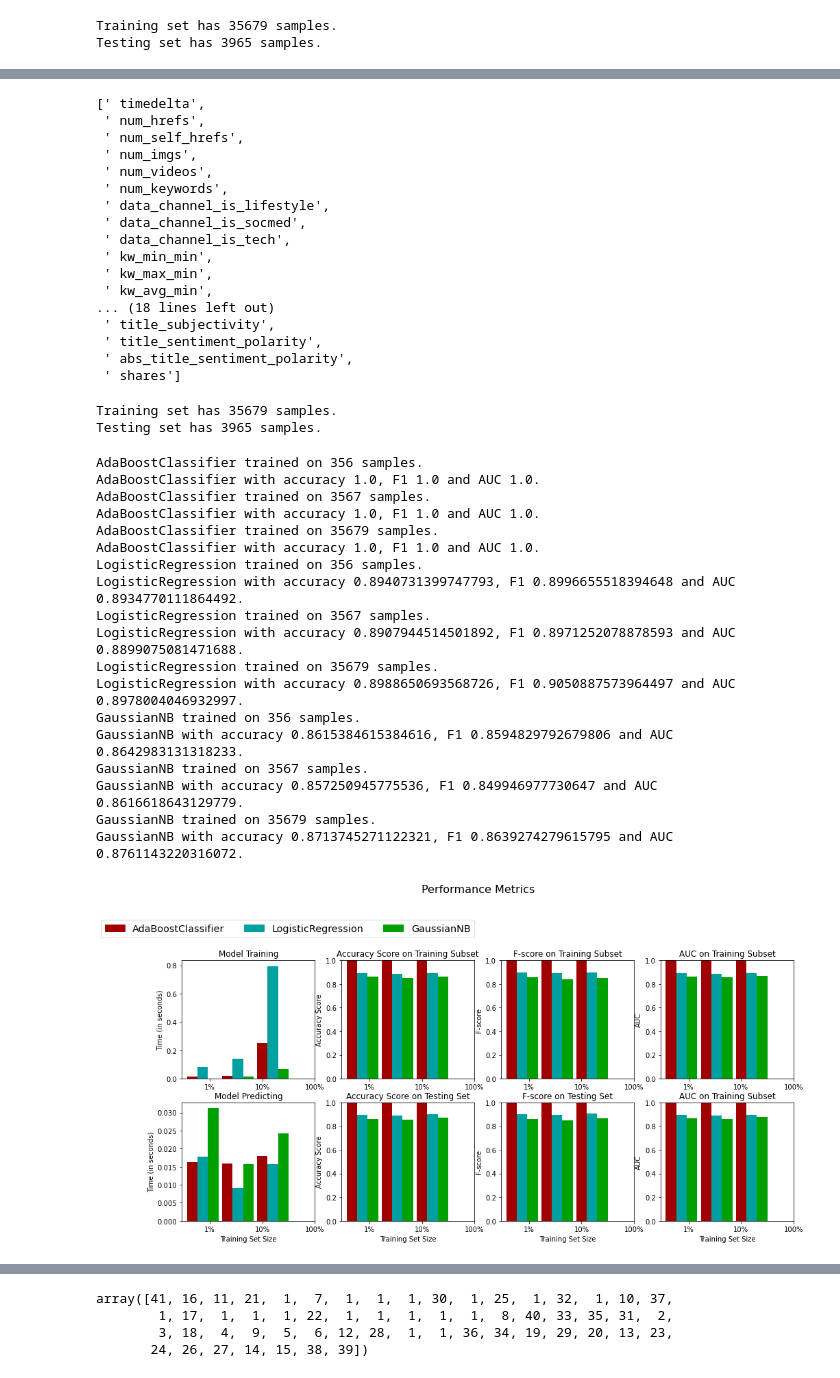
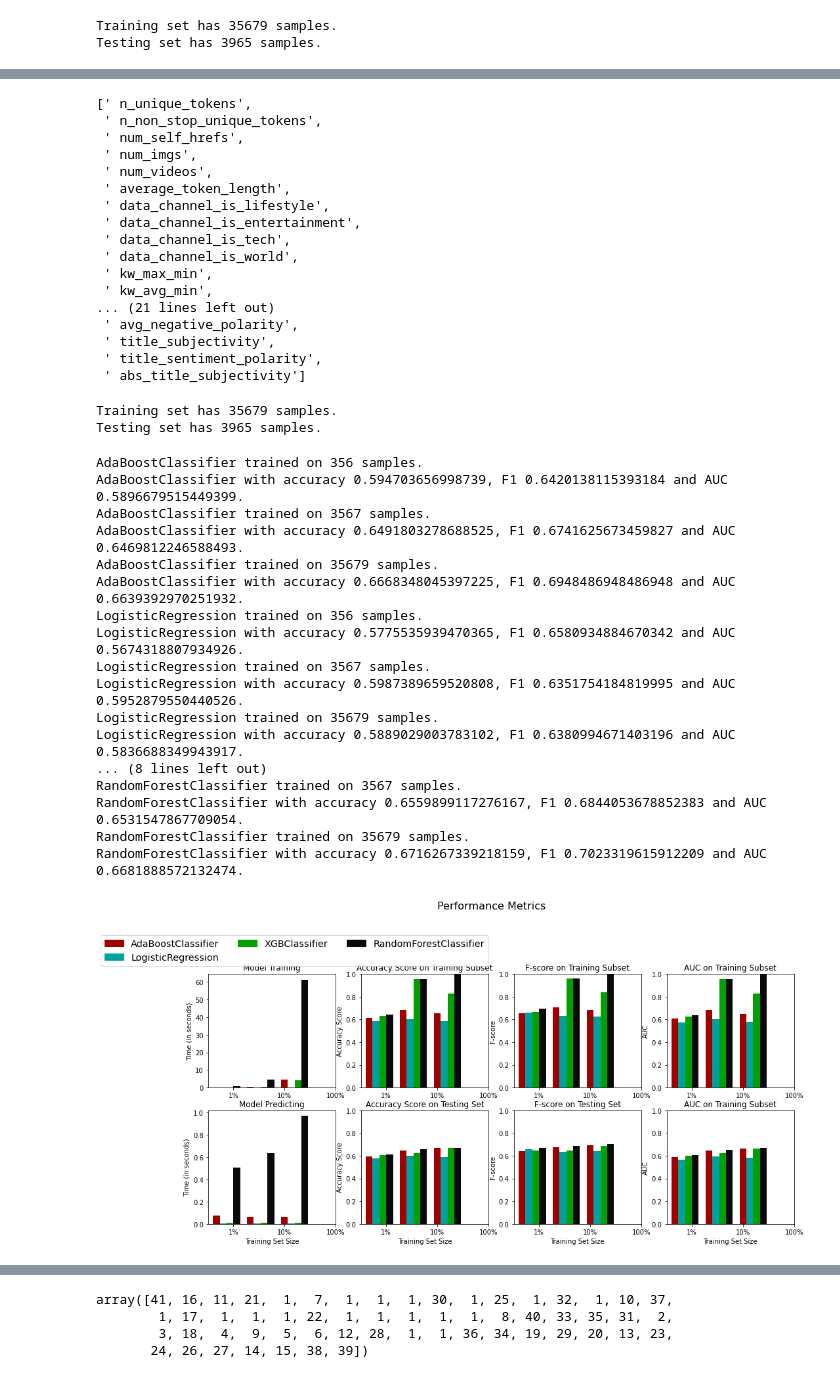
Before and after one commit to bhanu-kanamarlapudi/OnlineNewsPopularity_GA, a Jupyter notebook: GAbasedFS.ipynb, the cells around one changed output, grey strips where cells are left out. Cells and saved outputs as stored; diff of their text form; code cells hidden in the pictures.

```diff
--- a/GAbasedFS.ipynb
+++ b/GAbasedFS.ipynb
@@ -298,4 +285,0 @@ def popular(shares):
-# %%
-shares = data[' shares']
-popularity = popular(shares)
-data['Popularity'] = popularity
@@ -364,0 +286,4 @@ Name: Popularity, dtype: float64
+# %%
+df = features_raw
+df['Popularity'] = popular_label
+df.head()
@@ -365,28 +298,32 @@ Name: Popularity, dtype: float64
+# %%
+pearson_corr = df.corr(method="pearson")['Popularity'][:-1]
+kendall_corr = df.corr(method="kendall")['Popularity'][:-1]
+spearman_corr = df.corr(method="spearman")["Popularity"][:-1]
 # %%
-nrows,ncols = data.shape
+nrows,ncols = df.shape
 corr_selection = []
 for i in range(ncols-2):
     if pearson_corr[i] > 0 and spearman_corr[i] > 0 and kendall_corr[i] > 0:
-        corr_selection.append(data.columns[i+1])
+        corr_selection.append(df.columns[i+1])
 corr_selection
 # %% [output]
-[' timedelta',
- ' num_hrefs',
+[' n_unique_tokens',
+ ' n_non_stop_unique_tokens',
  ' num_self_hrefs',
  ' num_imgs',
  ' num_videos',
- ' num_keywords',
+ ' average_token_length',
  ' data_channel_is_lifestyle',
- ' data_channel_is_socmed',
+ ' data_channel_is_entertainment',
  ' data_channel_is_tech',
- ' kw_min_min',
+ ' data_channel_is_world',
  ' kw_max_min',
  ' kw_avg_min',
-... (18 lines left out)
+... (21 lines left out)
+ ' avg_negative_polarity',
  ' title_subjectivity',
  ' title_sentiment_polarity',
- ' abs_title_sentiment_polarity',
- ' shares']
+ ' abs_title_subjectivity']
 # %%
 features_corr = data[corr_selection]
 X_train_corr, X_test_corr, y_train_corr, y_test_corr = train_test_split(features_corr, popular_label, test_size = 0.1, random_state = 42)
@@ -398,44 +335,42 @@ Testing set has 3965 samples.
 # %%
 clf_A = AdaBoostClassifier(random_state=0)
 clf_B = LogisticRegression(random_state=0,C=1.0)
-clf_C = GaussianNB()
-#clf_D = MLPClassifier(solver='lbfgs', alpha=1e-5,hidden_layer_sizes=(10,10,10), random_state=1)
-#clf_C = RandomForestClassifier(random_state=0)
+clf_C = xgboost.XGBClassifier(eval_metric='mlogloss')
+clf_D = RandomForestClassifier(random_state=0, n_estimators=500)
 
 # Calculate the number of samples for 1%, 10%, and 100% of the training data
 samples_1 = int(X_train_corr.shape[0]*0.01)
 samples_10 = int(X_train_corr.shape[0]*0.1)
 samples_100 = X_train_corr.shape[0]
 
 # Collect results on the learners
 results = {}
-for clf in [clf_A, clf_B, clf_C]:
+for clf in [clf_A, clf_B, clf_C,clf_D]:
     clf_name = clf.__class__.__name__
     results[clf_name] = {}
     for i, samples in enumerate([samples_1, samples_10, samples_100]):
         results[clf_name][i] = train_predict(clf, samples, X_train_corr, y_train_corr, X_test_corr, y_test_corr)
 # Run metrics visualization for the three supervised learning models chosen
 evaluate(results)
 # %% [output]
 AdaBoostClassifier trained on 356 samples.
-AdaBoostClassifier with accuracy 1.0, F1 1.0 and AUC 1.0.
+AdaBoostClassifier with accuracy 0.594703656998739, F1 0.6420138115393184 and AUC 0.5896679515449399.
 AdaBoostClassifier trained on 3567 samples.
-AdaBoostClassifier with accuracy 1.0, F1 1.0 and AUC 1.0.
+AdaBoostClassifier with accuracy 0.6491803278688525, F1 0.6741625673459827 and AUC 0.6469812246588493.
 AdaBoostClassifier trained on 35679 samples.
-AdaBoostClassifier with accuracy 1.0, F1 1.0 and AUC 1.0.
+AdaBoostClassifier with accuracy 0.6668348045397225, F1 0.6948486948486948 and AUC 0.6639392970251932.
 LogisticRegression trained on 356 samples.
-LogisticRegression with accuracy 0.8940731399747793, F1 0.8996655518394648 and AUC 0.8934770111864492.
+LogisticRegression with accuracy 0.5775535939470365, F1 0.6580934884670342 and AUC 0.5674318807934926.
 LogisticRegression trained on 3567 samples.
-LogisticRegression with accuracy 0.8907944514501892, F1 0.8971252078878593 and AUC 0.8899075081471688.
+LogisticRegression with accuracy 0.5987389659520808, F1 0.6351754184819995 and AUC 0.5952879550440526.
 LogisticRegression trained on 35679 samples.
-LogisticRegression with accuracy 0.8988650693568726, F1 0.9050887573964497 and AUC 0.8978004046932997.
-GaussianNB trained on 356 samples.
-GaussianNB with accuracy 0.8615384615384616, F1 0.8594829792679806 and AUC 0.8642983131318233.
-GaussianNB trained on 3567 samples.
-GaussianNB with accuracy 0.857250945775536, F1 0.849946977730647 and AUC 0.8616618643129779.
-GaussianNB trained on 35679 samples.
-GaussianNB with accuracy 0.8713745271122321, F1 0.8639274279615795 and AUC 0.8761143220316072.
+LogisticRegression with accuracy 0.5889029003783102, F1 0.6380994671403196 and AUC 0.5836688349943917.
+... (8 lines left out)
+RandomForestClassifier trained on 3567 samples.
+RandomForestClassifier with accuracy 0.6559899117276167, F1 0.6844053678852383 and AUC 0.6531547867709054.
+RandomForestClassifier trained on 35679 samples.
+RandomForestClassifier with accuracy 0.6716267339218159, F1 0.7023319615912209 and AUC 0.6681888572132474.
-[figure, old version]
+[figure, new version]
 # %%
 scaler = MinMaxScaler()
 numerical = [' n_tokens_title', ' n_tokens_content', ' num_hrefs', ' num_self_hrefs', ' num_imgs',' num_videos',' average_token_length',' num_keywords',' self_reference_min_shares',' self_reference_max_shares',' self_reference_avg_sharess']
```
Also changed, not shown: parts of 28 cells of this notebook, 4 other files.
